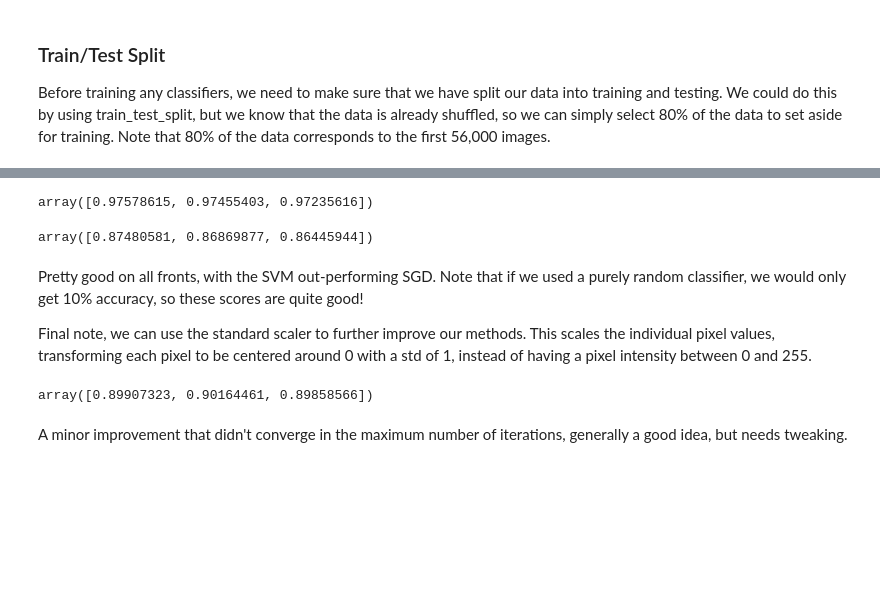
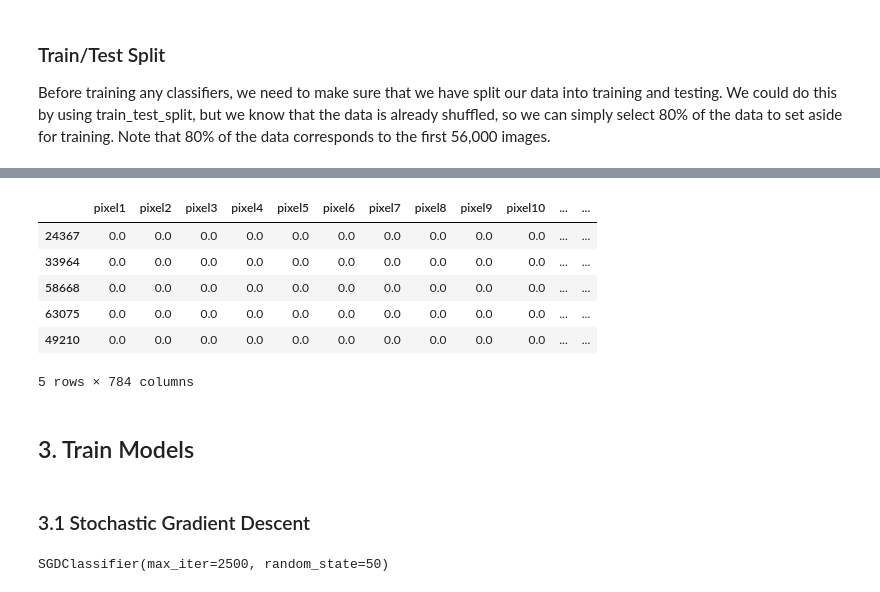
Before and after one commit to Raymon-Watson/Machine-Learning--Projects, a Jupyter notebook: Classification/MNIST-classification/data_analysis.ipynb, the cells around one changed output, grey strips where cells are left out. Saved outputs shown, nothing was run; the diff lists cells and outputs as text; code cells hidden in the pictures; blank space fills up the shorter version.

```diff
--- a/Classification/MNIST-classification/data_analysis.ipynb
+++ b/Classification/MNIST-classification/data_analysis.ipynb
@@ -345,23 +93,21 @@ array([0.97562544, 0.97417903, 0.97224901])
-# %%
-# SVM OvR
-cross_val_score(ovr_clf, X_train, y_train, cv=3, scoring="accuracy")
-# %% [output]
-array([0.97578615, 0.97455403, 0.97235616])
-# %%
-# SGD
-cross_val_score(sgd_clf, X_train, y_train, cv=3, scoring="accuracy")
-# %% [output]
-array([0.87480581, 0.86869877, 0.86445944])
-# %% [markdown]
-Pretty good on all fronts, with the SVM out-performing SGD. Note that if we used a purely random classifier, we would only get 10% accuracy, so these scores are quite good!
-
-Final note, we can use the standard scaler to further improve our methods. This scales the individual pixel values, transforming each pixel to be centered around 0 with a std of 1, instead of having a pixel intensity between 0 and 255.
-# %%
-from sklearn.preprocessing import StandardScaler
-scaler = StandardScaler()
-X_train_scaled = scaler.fit_transform(X_train.astype(np.float64))
-cross_val_score(sgd_clf, X_train_scaled, y_train, cv=3, scoring="accuracy")
-# %% [output]
-array([0.89907323, 0.90164461, 0.89858566])
-# %% [markdown]
-A minor improvement that didn't converge in the maximum number of iterations, generally a good idea, but needs tweaking.
+# %%
+X_train, X_test, y_train, y_test = train_test_split(
+    X, y, test_size=0.2, random_state=42, stratify=y
+)
+
+scaler = StandardScaler()
+X_train_scaled = scaler.fit_transform(X_train)
+X_test_scaled = scaler.transform(X_test)
+
+X_train = pd.DataFrame(X_train_scaled, columns=X_train.columns, index=X_train.index)
+X_test = pd.DataFrame(X_test_scaled, columns=X_test.columns, index=X_test.index)
+# %% [output]
+|  | pixel1 | pixel2 | pixel3 | pixel4 | pixel5 | pixel6 | pixel7 | pixel8 | pixel9 | pixel10 | ... | ... |
+| 24367 | 0.0 | 0.0 | 0.0 | 0.0 | 0.0 | 0.0 | 0.0 | 0.0 | 0.0 | 0.0 | ... | ... |
+| 33964 | 0.0 | 0.0 | 0.0 | 0.0 | 0.0 | 0.0 | 0.0 | 0.0 | 0.0 | 0.0 | ... | ... |
+| 58668 | 0.0 | 0.0 | 0.0 | 0.0 | 0.0 | 0.0 | 0.0 | 0.0 | 0.0 | 0.0 | ... | ... |
+| 63075 | 0.0 | 0.0 | 0.0 | 0.0 | 0.0 | 0.0 | 0.0 | 0.0 | 0.0 | 0.0 | ... | ... |
+| 49210 | 0.0 | 0.0 | 0.0 | 0.0 | 0.0 | 0.0 | 0.0 | 0.0 | 0.0 | 0.0 | ... | ... |
+5 rows × 784 columns
+# %% [markdown]
+## 3. Train Models
@@ -367,0 +123,7 @@ A minor improvement that didn't converge in the maximum number of iterations, ge
+# %% [markdown]
+### 3.1 Stochastic Gradient Descent
+# %%
+sgd_clf = SGDClassifier(random_state=50, max_iter=2500)
+sgd_clf.fit(X_train, y_train)
+# %% [output]
+SGDClassifier(max_iter=2500, random_state=50)
```
Also changed, not shown: parts of 44 cells of this notebook.
